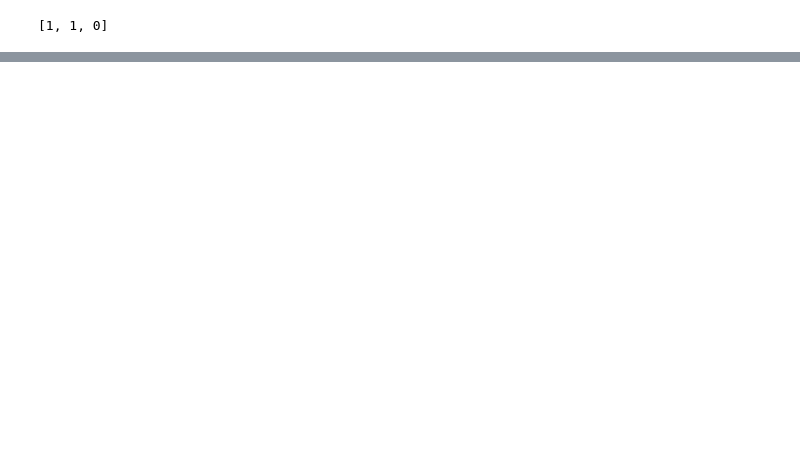
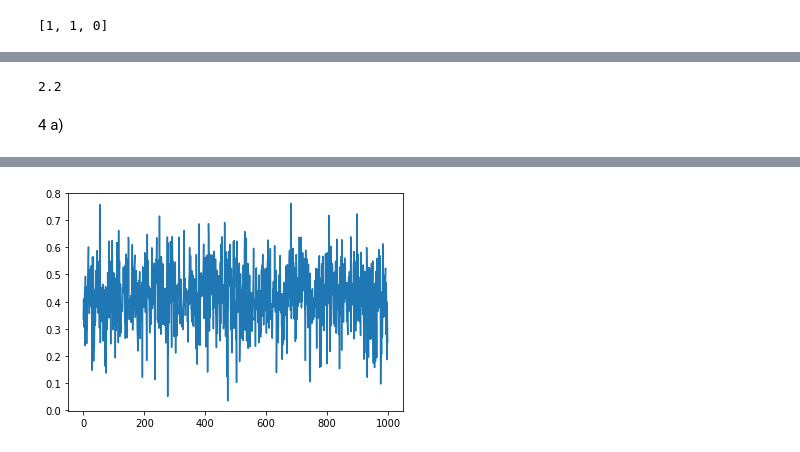
Before and after one commit to GongtingPeng/Funnel, a Jupyter notebook: Funnel.ipynb, the cells around one changed output, grey strips where cells are left out. Drawn from its saved outputs; the diff is of its cells as text; code cells hidden in the pictures; blank space fills up the shorter version.

```diff
--- a/Funnel.ipynb
+++ b/Funnel.ipynb
@@ -163,0 +177,2 @@ HurdleFun(sim=[.20, .40], bp=[.25, .5])
+# %%
+def F_exp(x, Lambda=1): return 1-np.exp(-Lambda*x)
@@ -163,0 +222,2 @@ HurdleFun(sim=[.20, .40], bp=[.25, .5])
+# %%
+def EstLam2(Hurdle_output, BP): return lambda x: eqn3b(Hurdle_output, BP, x)
@@ -163,0 +231,17 @@ HurdleFun(sim=[.20, .40], bp=[.25, .5])
+# %%
+def MaxMLE(Hurdle_output, BP, lambda_list):
+    max_mle = -float("Inf")
+    lam = 0
+    mle = EstLam2(Hurdle_output, BP)
+    for l in list(np.arange(.1, 3, .05)):
+        likelihood = mle(l)
+        if likelihood > max_mle:
+            max_mle = likelihood
+            lam = l
+    return lam
+# %%
+print MaxMLE( HurdleFun(x, breaks), breaks, list(np.arange(.1, 3, .05)))
+# %% [output]
+2.2
+# %% [markdown]
+4 a)
@@ -163,0 +251,20 @@ HurdleFun(sim=[.20, .40], bp=[.25, .5])
+# %%
+def sim_graph(niter= 1000, n=100, l=1, bp = [.25, .75]):
+    estlam1,estlam2=0,0
+    diff = []
+    for i in range(niter):
+        my_sim = UserSim(n=n, my_lambda=l)
+        est1 = 1/np.mean(np.array(my_sim))
+        est2 = MaxMLE( HurdleFun(my_sim, bp), bp, list(np.arange(.1, 3, .05)))
+        estlam1 += est1
+        estlam2 += est2
+        diff.append(est1 - est2)
+
+    estlam1 /= 1000
+    estlam2 /= 1000
+    print estlam1, estlam2
+    plt.plot(diff)
+# %%
+%%time
+sim_graph(bp=[.25, .75])
+# %% [output]
@@ -163,0 +274 @@ HurdleFun(sim=[.20, .40], bp=[.25, .5])
+[figure, added]
```
Also changed, not shown: parts of 17 cells of this notebook.
